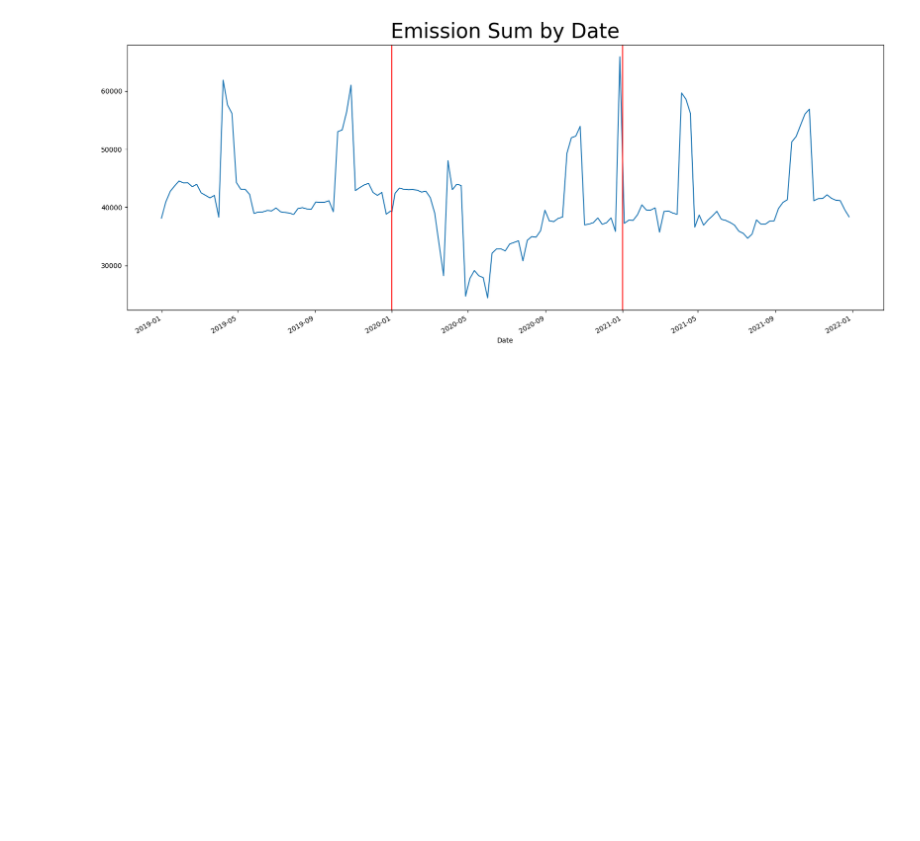
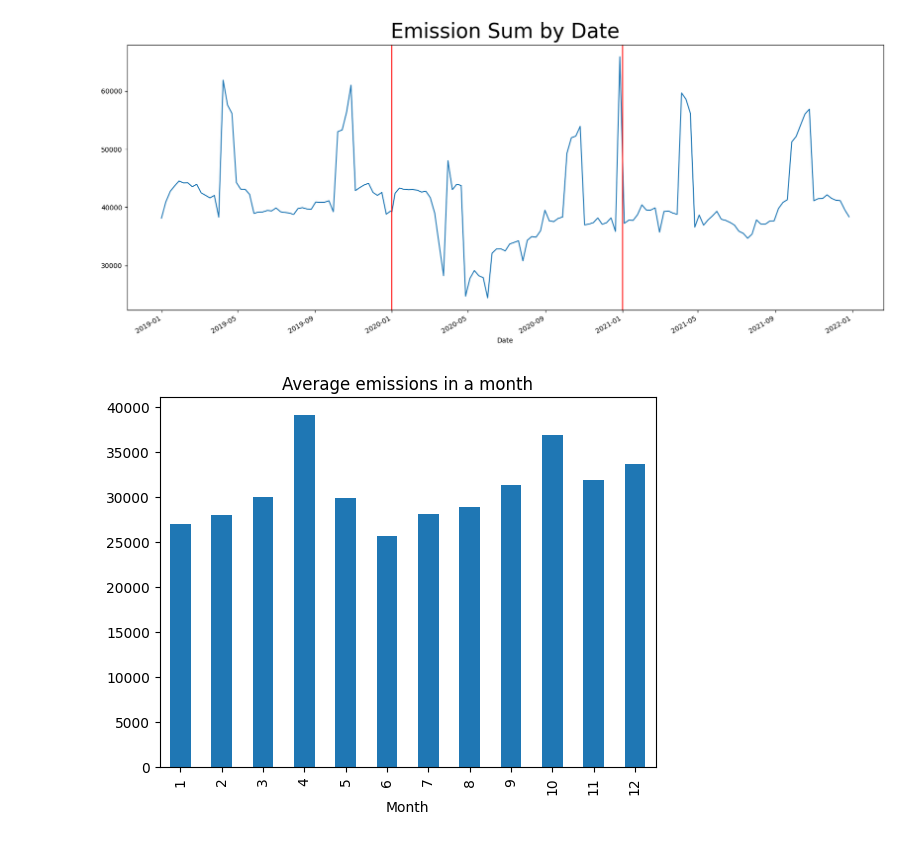
Before and after one commit to Lzzzzy4/2023fall-DataScience, a Jupyter notebook: src/Data_analysis.ipynb, the cells around one changed output. Saved outputs shown, nothing was run; the diff lists cells and outputs as text; code cells hidden in the pictures; blank space fills up the shorter version.

```diff
--- a/src/Data_analysis.ipynb
+++ b/src/Data_analysis.ipynb
@@ -76,3 +89,13 @@ plt.title('Emission Sum by Date', size=30, pad=10)
 plt.show()
 # %% [output]
 [figure]
+# %%
+mask = train_plot['date'].dt.year != 2020
+train_plot_no_2020 = train_plot[mask]
+
+avg_month = train_plot_no_2020.groupby(train_plot['date'].dt.month)['emission'].sum() / 12
+avg_month.plot(kind='bar', title='Average emissions in a month', xlabel='Month')
+
+plt.show()
+# %% [output]
+[figure, added]
```
Also changed, not shown: parts of 6 cells of this notebook, 5 other files.
